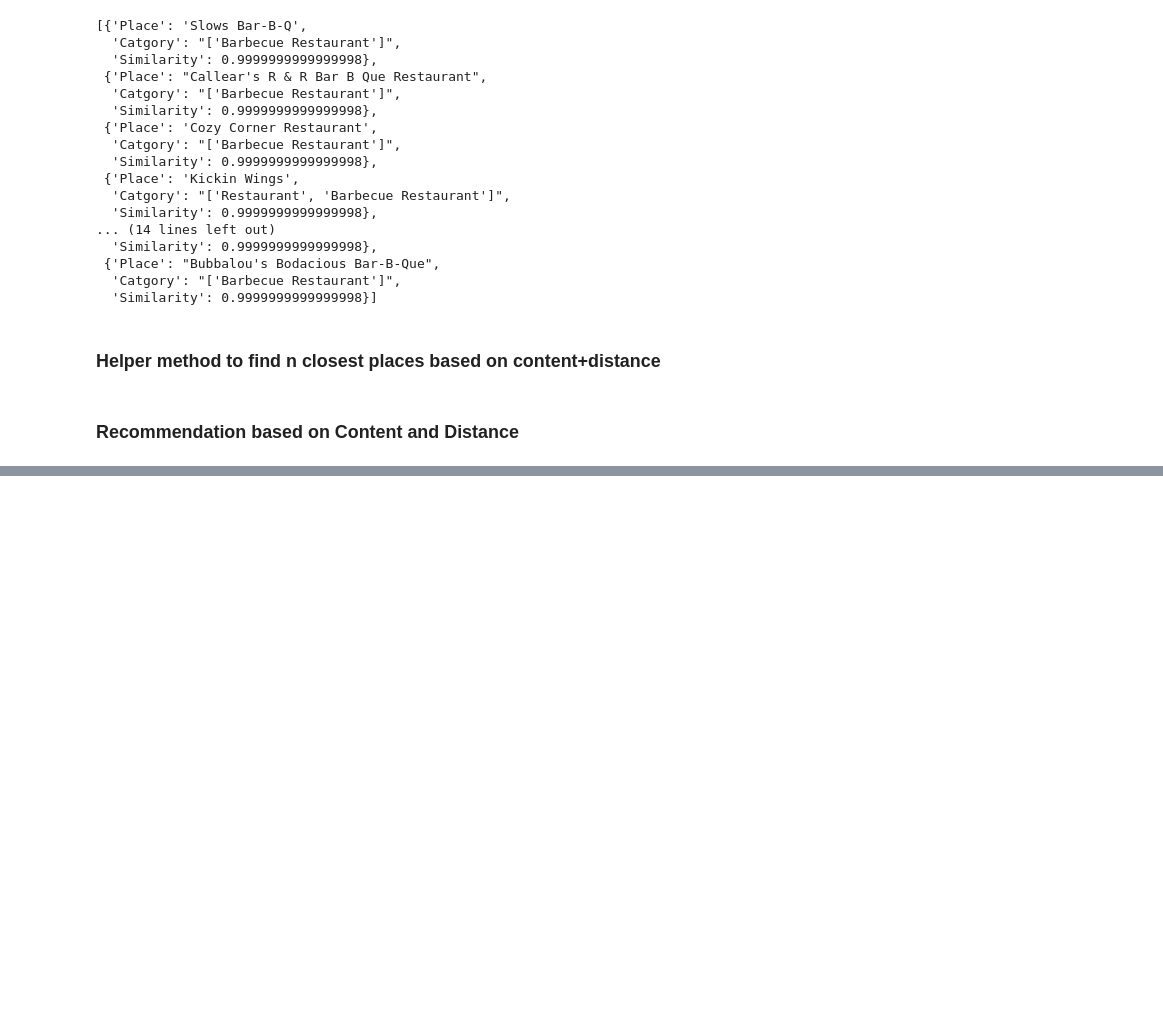
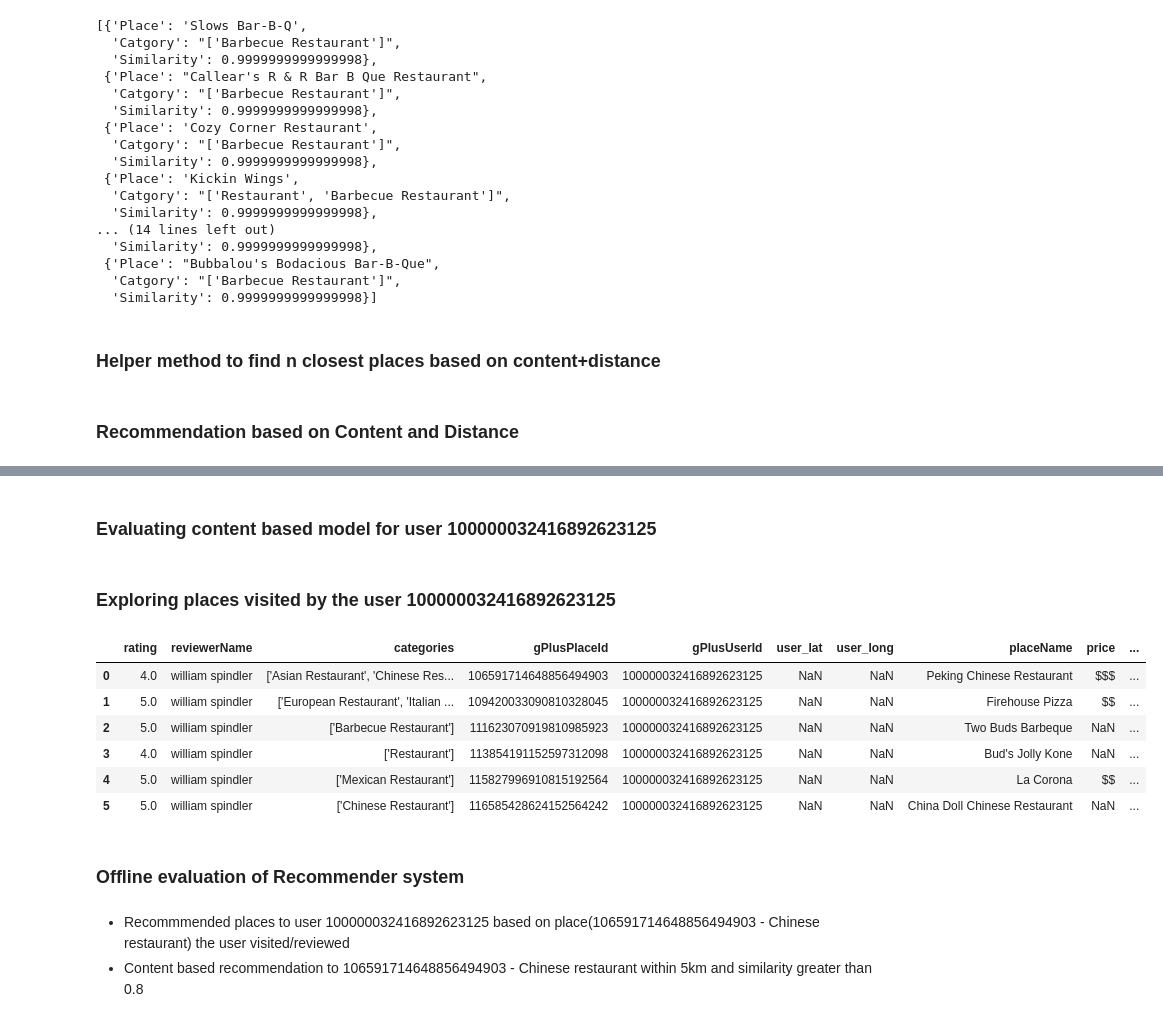
Before and after one commit to Huang-W/google-local-reviews, a Jupyter notebook: recsys_1.ipynb, the cells around one changed output, grey strips where cells are left out. Cells and saved outputs as stored; diff of their text form; code cells hidden in the pictures; blank space fills up the shorter version.

Commit message:
Evaluation for content based recommender system

```diff
--- a/recsys_1.ipynb
+++ b/recsys_1.ipynb
@@ -519,0 +520,19 @@ places_rec
+# %% [markdown]
+### Evaluating content based model for user 100000032416892623125
+# %% [markdown]
+### Exploring places visited by the user 100000032416892623125
+# %%
+df_cont_based[df_cont_based['gPlusUserId']=='100000032416892623125']
+# %% [output]
+|  | rating | reviewerName | categories | gPlusPlaceId | gPlusUserId | user_lat | user_long | placeName | price | ... |
+| 0 | 4.0 | william spindler | ['Asian Restaurant', 'Chinese Res... | 106591714648856494903 | 100000032416892623125 | NaN | NaN | Peking Chinese Restaurant | $$$ | ... |
+| 1 | 5.0 | william spindler | ['European Restaurant', 'Italian ... | 109420033090810328045 | 100000032416892623125 | NaN | NaN | Firehouse Pizza | $$ | ... |
+| 2 | 5.0 | william spindler | ['Barbecue Restaurant'] | 111623070919810985923 | 100000032416892623125 | NaN | NaN | Two Buds Barbeque | NaN | ... |
+| 3 | 4.0 | william spindler | ['Restaurant'] | 113854191152597312098 | 100000032416892623125 | NaN | NaN | Bud's Jolly Kone | NaN | ... |
+| 4 | 5.0 | william spindler | ['Mexican Restaurant'] | 115827996910815192564 | 100000032416892623125 | NaN | NaN | La Corona | $$ | ... |
+| 5 | 5.0 | william spindler | ['Chinese Restaurant'] | 116585428624152564242 | 100000032416892623125 | NaN | NaN | China Doll Chinese Restaurant | NaN | ... |
+# %% [markdown]
+### Offline evaluation of Recommender system
+# %% [markdown]
+- Recommmended places to user 100000032416892623125 based on place(106591714648856494903 - Chinese restaurant) the user visited/reviewed
+- Content based recommendation to 106591714648856494903 - Chinese restaurant within 5km and similarity greater than 0.8
```
Also changed, not shown: parts of 14 cells of this notebook.
